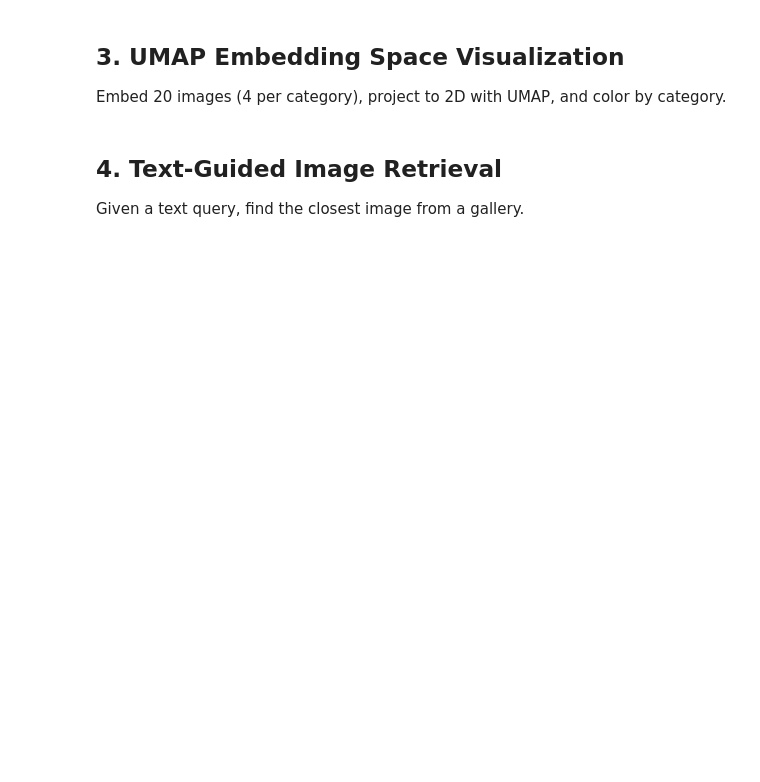
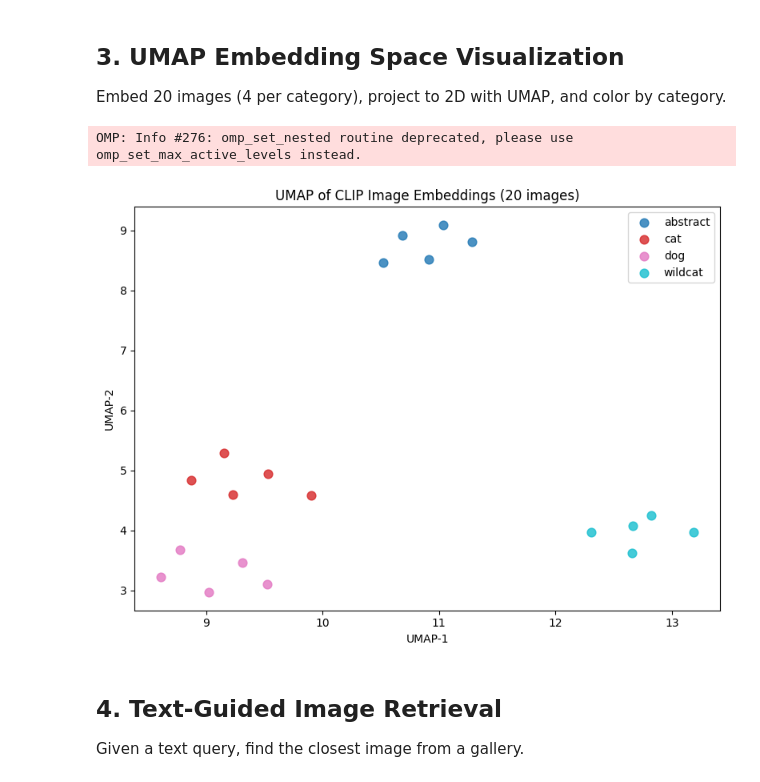
Before and after one commit to maple3788/VisionMind, a Jupyter notebook: notebooks/NB-02-clip-encoder.ipynb, the cells around one changed output. Cells and saved outputs as stored; diff of their text form; code cells hidden in the pictures; blank space fills up the shorter version.

```diff
--- a/notebooks/NB-02-clip-encoder.ipynb
+++ b/notebooks/NB-02-clip-encoder.ipynb
@@ -147,34 +240,38 @@ for label, img in zip(CATEGORIES[:4], base_images):
     for shift in range(5):
         arr = np.array(img).astype(np.int16)
         arr = np.clip(arr + shift * 8, 0, 255).astype(np.uint8)
         gallery.append(Image.fromarray(arr))
         gallery_labels.append(label)
 
 processor = CLIPProcessor.from_pretrained(encoder.model_id)
 clip_model = CLIPModel.from_pretrained(encoder.model_id).to(DEVICE).eval()
 
 with torch.no_grad():
     inputs = processor(images=gallery, return_tensors="pt")
     pixel_values = inputs["pixel_values"].to(DEVICE)
-    embeddings = clip_model.get_image_features(pixel_values=pixel_values)
+    raw = clip_model.get_image_features(pixel_values=pixel_values)
+    embeddings = _as_clip_embedding_tensor(raw)
     embeddings = embeddings / embeddings.norm(dim=-1, keepdim=True)
 
 reducer = umap.UMAP(n_components=2, random_state=42)
 coords = reducer.fit_transform(embeddings.cpu().numpy())
 
 plt.figure(figsize=(8, 6))
 unique_labels = sorted(set(gallery_labels))
 colors = plt.cm.tab10(np.linspace(0, 1, len(unique_labels)))
 for label, color in zip(unique_labels, colors):
     mask = [l == label for l in gallery_labels]
     pts = coords[mask]
     plt.scatter(pts[:, 0], pts[:, 1], label=label, alpha=0.8, s=60, c=[color])
 plt.legend()
 plt.title("UMAP of CLIP Image Embeddings (20 images)")
 plt.xlabel("UMAP-1")
 plt.ylabel("UMAP-2")
 plt.tight_layout()
 plt.show()
+# %% [output]
+OMP: Info #276: omp_set_nested routine deprecated, please use omp_set_max_active_levels instead.
+[figure, added]
 # %% [markdown]
 ## 4. Text-Guided Image Retrieval
 
```
Also changed, not shown: parts of 6 cells of this notebook, 6 other files.
